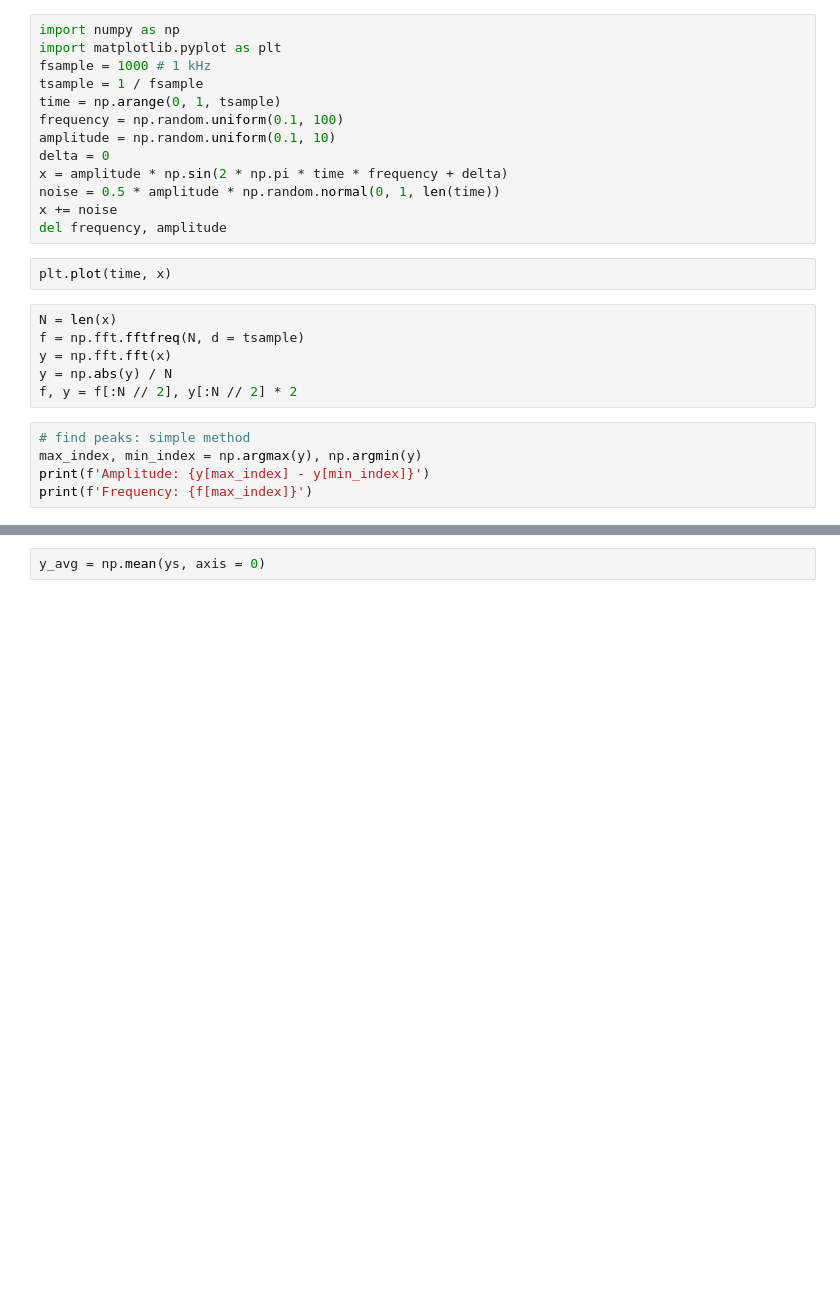
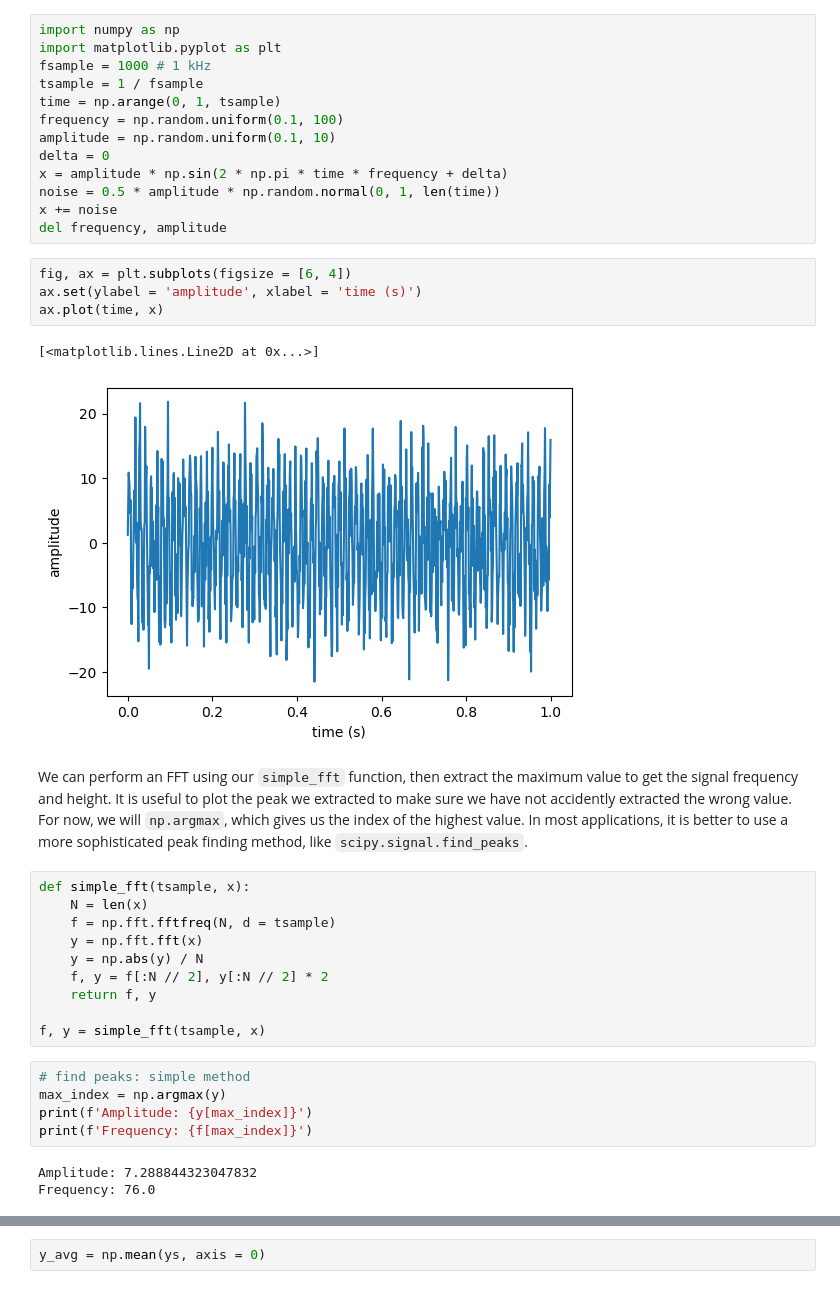
Before and after one commit to loganfoote/sagi, a Jupyter notebook: lessons/instrument_control/lesson6/fft_sampling.ipynb, the cells around one changed output, grey strips where cells are left out. Cells and saved outputs as stored; diff of their text form; blank space fills up the shorter version.

```diff
--- a/lessons/instrument_control/lesson6/fft_sampling.ipynb
+++ b/lessons/instrument_control/lesson6/fft_sampling.ipynb
@@ -12,15 +15,29 @@ noise = 0.5 * amplitude * np.random.normal(0, 1, len(time))
 x += noise
 del frequency, amplitude
 # %%
-plt.plot(time, x)
+fig, ax = plt.subplots(figsize = [6, 4])
+ax.set(ylabel = 'amplitude', xlabel = 'time (s)')
+ax.plot(time, x)
+# %% [output]
+[<matplotlib.lines.Line2D at 0x...>]
+[figure, added]
+# %% [markdown]
+We can perform an FFT using our `simple_fft` function, then extract the maximum value to get the signal frequency and height. It is useful to plot the peak we extracted to make sure we have not accidently extracted the wrong value. For now, we will `np.argmax`, which gives us the index of the highest value. In most applications, it is better to use a more sophisticated peak finding method, like `scipy.signal.find_peaks`.
 # %%
-N = len(x)
-f = np.fft.fftfreq(N, d = tsample)
-y = np.fft.fft(x)
-y = np.abs(y) / N
-f, y = f[:N // 2], y[:N // 2] * 2
+def simple_fft(tsample, x):
+    N = len(x)
+    f = np.fft.fftfreq(N, d = tsample)
+    y = np.fft.fft(x)
+    y = np.abs(y) / N
+    f, y = f[:N // 2], y[:N // 2] * 2
+    return f, y
+
+f, y = simple_fft(tsample, x)
 # %%
 # find peaks: simple method
-max_index, min_index = np.argmax(y), np.argmin(y)
-print(f'Amplitude: {y[max_index] - y[min_index]}')
+max_index = np.argmax(y)
+print(f'Amplitude: {y[max_index]}')
 print(f'Frequency: {f[max_index]}')
+# %% [output]
+Amplitude: 7.288844323047832
+Frequency: 76.0
```
Also changed, not shown: parts of 12 cells of this notebook, 11 other files.
